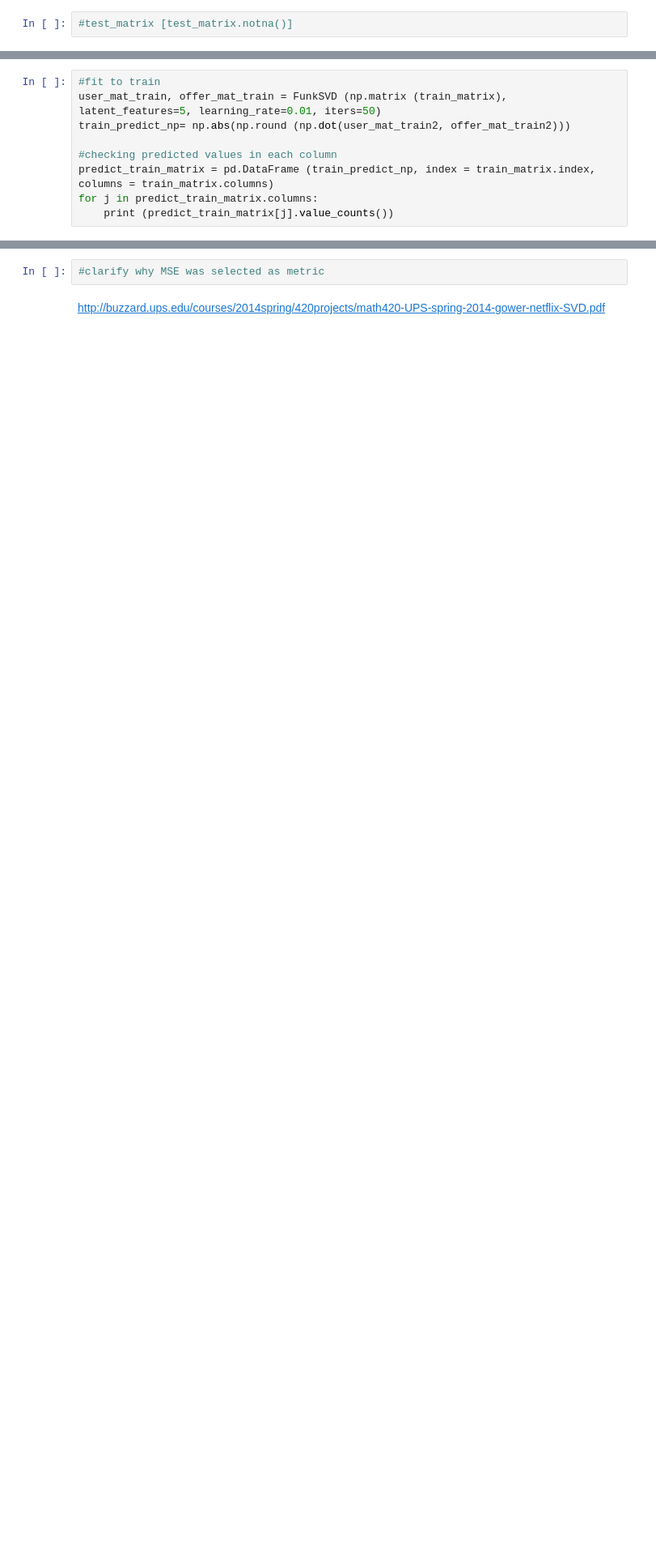
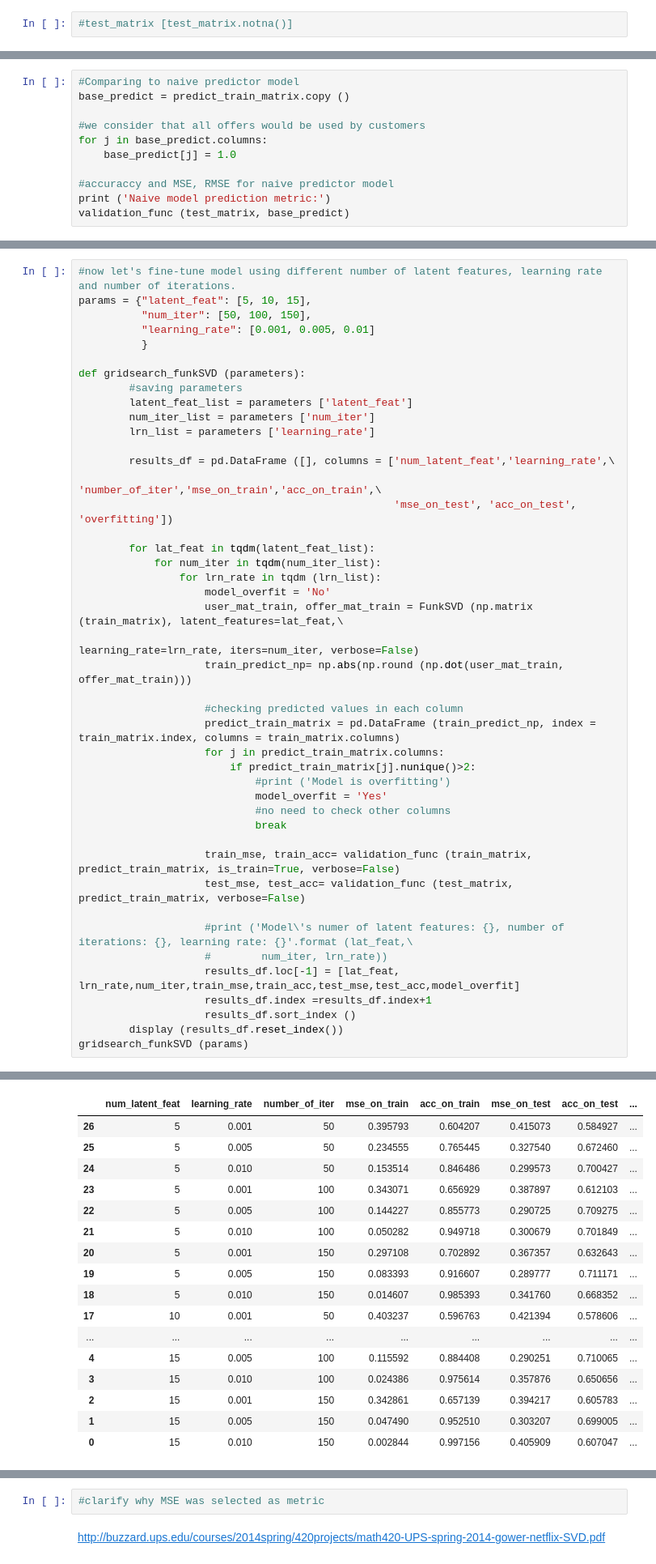
Before and after one commit to Kusainov/funksvd-starbucks, a Jupyter notebook: Starbucks_Capstone_notebook.ipynb, the cells around one changed output, grey strips where cells are left out. Shown at 81% size. Cells and saved outputs as stored; diff of their text form; blank space fills up the shorter version.

Commit message:
added gridsearch and final observations

```diff
--- a/Starbucks_Capstone_notebook.ipynb
+++ b/Starbucks_Capstone_notebook.ipynb
@@ -1667,0 +1720,11 @@ dtype: float64
+# %%
+#Comparing to naive predictor model
+base_predict = predict_train_matrix.copy ()
+
+#we consider that all offers would be used by customers
+for j in base_predict.columns:
+    base_predict[j] = 1.0
+
+#accuraccy and MSE, RMSE for naive predictor model
+print ('Naive model prediction metric:')
+validation_func (test_matrix, base_predict)
@@ -1673,9 +1744,0 @@ dtype: float64
-# %%
-#fit to train
-user_mat_train, offer_mat_train = FunkSVD (np.matrix (train_matrix), latent_features=5, learning_rate=0.01, iters=50)
-train_predict_np= np.abs(np.round (np.dot(user_mat_train2, offer_mat_train2)))
-
-#checking predicted values in each column
-predict_train_matrix = pd.DataFrame (train_predict_np, index = train_matrix.index, columns = train_matrix.columns)
-for j in predict_train_matrix.columns:
-    print (predict_train_matrix[j].value_counts())
@@ -1778,0 +1760,45 @@ The result is promising taking into consideration how sparse the matrices are. C
+# %%
+#now let's fine-tune model using different number of latent features, learning rate and number of iterations.
+params = {"latent_feat": [5, 10, 15],
+          "num_iter": [50, 100, 150],
+          "learning_rate": [0.001, 0.005, 0.01]
+          }
+
+def gridsearch_funkSVD (parameters):
+        #saving parameters
+        latent_feat_list = parameters ['latent_feat']
+        num_iter_list = parameters ['num_iter']
+        lrn_list = parameters ['learning_rate']
+
+        results_df = pd.DataFrame ([], columns = ['num_latent_feat','learning_rate',\
+                                                  'number_of_iter','mse_on_train','acc_on_train',\
+                                                  'mse_on_test', 'acc_on_test', 'overfitting'])
+
+        for lat_feat in tqdm(latent_feat_list):
+            for num_iter in tqdm(num_iter_list):
+                for lrn_rate in tqdm (lrn_list):
+                    model_overfit = 'No'
+                    user_mat_train, offer_mat_train = FunkSVD (np.matrix (train_matrix), latent_features=lat_feat,\
+                                                               learning_rate=lrn_rate, iters=num_iter, verbose=False)
+                    train_predict_np= np.abs(np.round (np.dot(user_mat_train, offer_mat_train)))
+
+                    #checking predicted values in each column
+                    predict_train_matrix = pd.DataFrame (train_predict_np, index = train_matrix.index, columns = train_matrix.columns)
+                    for j in predict_train_matrix.columns:
+                        if predict_train_matrix[j].nunique()>2:
+                            #print ('Model is overfitting')
+                            model_overfit = 'Yes'
+                            #no need to check other columns
+                            break
+
+                    train_mse, train_acc= validation_func (train_matrix, predict_train_matrix, is_train=True, verbose=False)
+                    test_mse, test_acc= validation_func (test_matrix, predict_train_matrix, verbose=False)
+
+                    #print ('Model\'s numer of latent features: {}, number of iterations: {}, learning rate: {}'.format (lat_feat,\
+                    #        num_iter, lrn_rate))
+                    results_df.loc[-1] = [lat_feat, lrn_rate,num_iter,train_mse,train_acc,test_mse,test_acc,model_overfit]
+                    results_df.index =results_df.index+1
+                    results_df.sort_index ()
+        display (results_df.reset_index())
+gridsearch_funkSVD (params)
+# %% [output]
@@ -1778,0 +1818,17 @@ The result is promising taking into consideration how sparse the matrices are. C
+|  | num_latent_feat | learning_rate | number_of_iter | mse_on_train | acc_on_train | mse_on_test | acc_on_test | ... |
+| 26 | 5 | 0.001 | 50 | 0.395793 | 0.604207 | 0.415073 | 0.584927 | ... |
+| 25 | 5 | 0.005 | 50 | 0.234555 | 0.765445 | 0.327540 | 0.672460 | ... |
+| 24 | 5 | 0.010 | 50 | 0.153514 | 0.846486 | 0.299573 | 0.700427 | ... |
+| 23 | 5 | 0.001 | 100 | 0.343071 | 0.656929 | 0.387897 | 0.612103 | ... |
+| 22 | 5 | 0.005 | 100 | 0.144227 | 0.855773 | 0.290725 | 0.709275 | ... |
+| 21 | 5 | 0.010 | 100 | 0.050282 | 0.949718 | 0.300679 | 0.701849 | ... |
+| 20 | 5 | 0.001 | 150 | 0.297108 | 0.702892 | 0.367357 | 0.632643 | ... |
+| 19 | 5 | 0.005 | 150 | 0.083393 | 0.916607 | 0.289777 | 0.711171 | ... |
+| 18 | 5 | 0.010 | 150 | 0.014607 | 0.985393 | 0.341760 | 0.668352 | ... |
+| 17 | 10 | 0.001 | 50 | 0.403237 | 0.596763 | 0.421394 | 0.578606 | ... |
+| ... | ... | ... | ... | ... | ... | ... | ... | ... |
+| 4 | 15 | 0.005 | 100 | 0.115592 | 0.884408 | 0.290251 | 0.710065 | ... |
+| 3 | 15 | 0.010 | 100 | 0.024386 | 0.975614 | 0.357876 | 0.650656 | ... |
+| 2 | 15 | 0.001 | 150 | 0.342861 | 0.657139 | 0.394217 | 0.605783 | ... |
+| 1 | 15 | 0.005 | 150 | 0.047490 | 0.952510 | 0.303207 | 0.699005 | ... |
+| 0 | 15 | 0.010 | 150 | 0.002844 | 0.997156 | 0.405909 | 0.607047 | ... |
```
Also changed, not shown: parts of 47 cells of this notebook, 2 other files.
